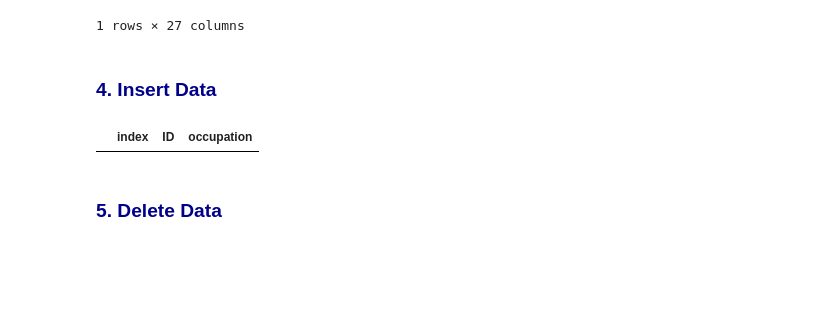
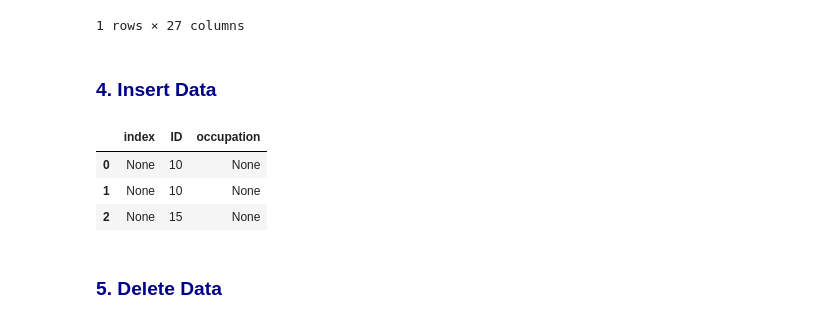
Before and after one commit to nvinto404/ZHAW-Data-Science-Fundamentals, a Jupyter notebook: Week4/DSF_DataOrganization.ipynb, the cells around one changed output. Drawn from its saved outputs; the diff is of its cells as text; code cells hidden in the pictures; blank space fills up the shorter version.

```diff
--- a/Week4/DSF_DataOrganization.ipynb
+++ b/Week4/DSF_DataOrganization.ipynb
@@ -410,14 +410,17 @@ conn.close()
 # %%
 # Check the result
 import sqlite3
 
 conn = sqlite3.connect("carinsurance.db")
 
-df_read = pd.read_sql("SELECT * FROM carinsurance_claim_occupation_tbl WHERE ID = 10", con=conn)
+df_read = pd.read_sql("SELECT * FROM carinsurance_claim_occupation_tbl WHERE ID >=10", con=conn)
 conn.close()
 df_read
 # %% [output]
 |  | index | ID | occupation |
+| 0 | None | 10 | None |
+| 1 | None | 10 | None |
+| 2 | None | 15 | None |
 # %% [markdown]
 #
 ### <font color='darkblue'>__5. Delete Data__</font>
```
Also changed, not shown: parts of 11 cells of this notebook, 2 other files.
